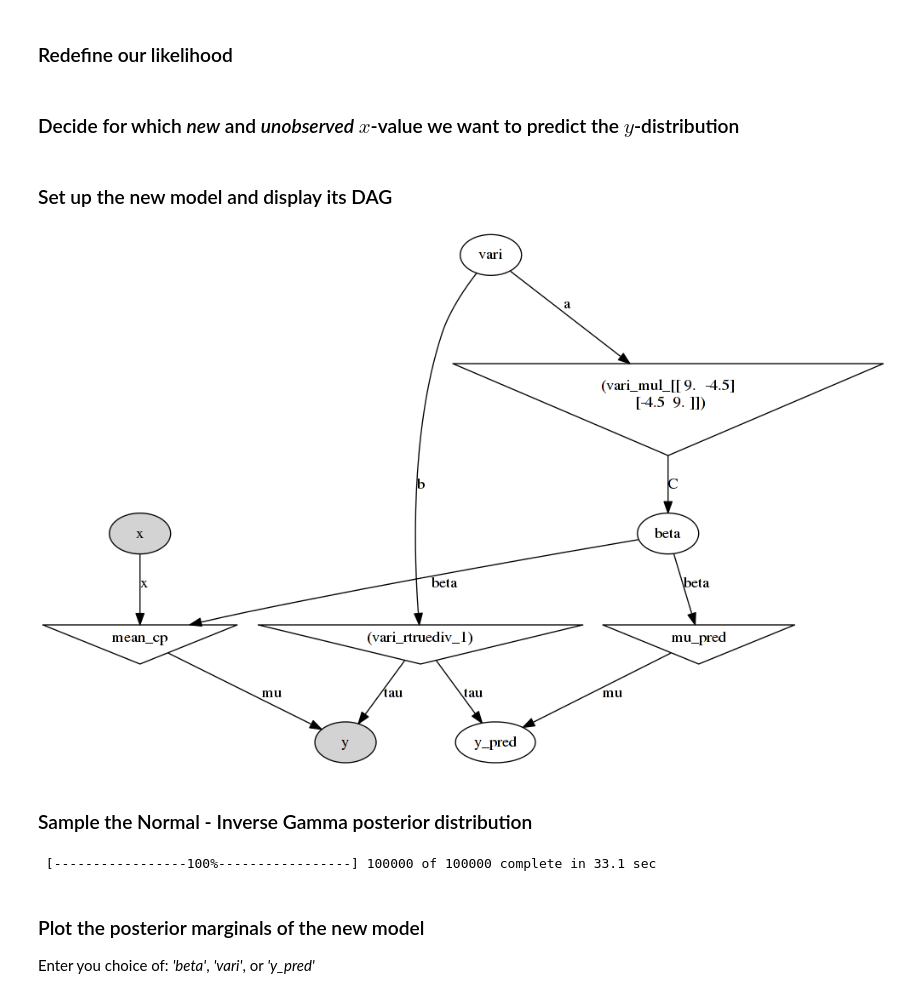
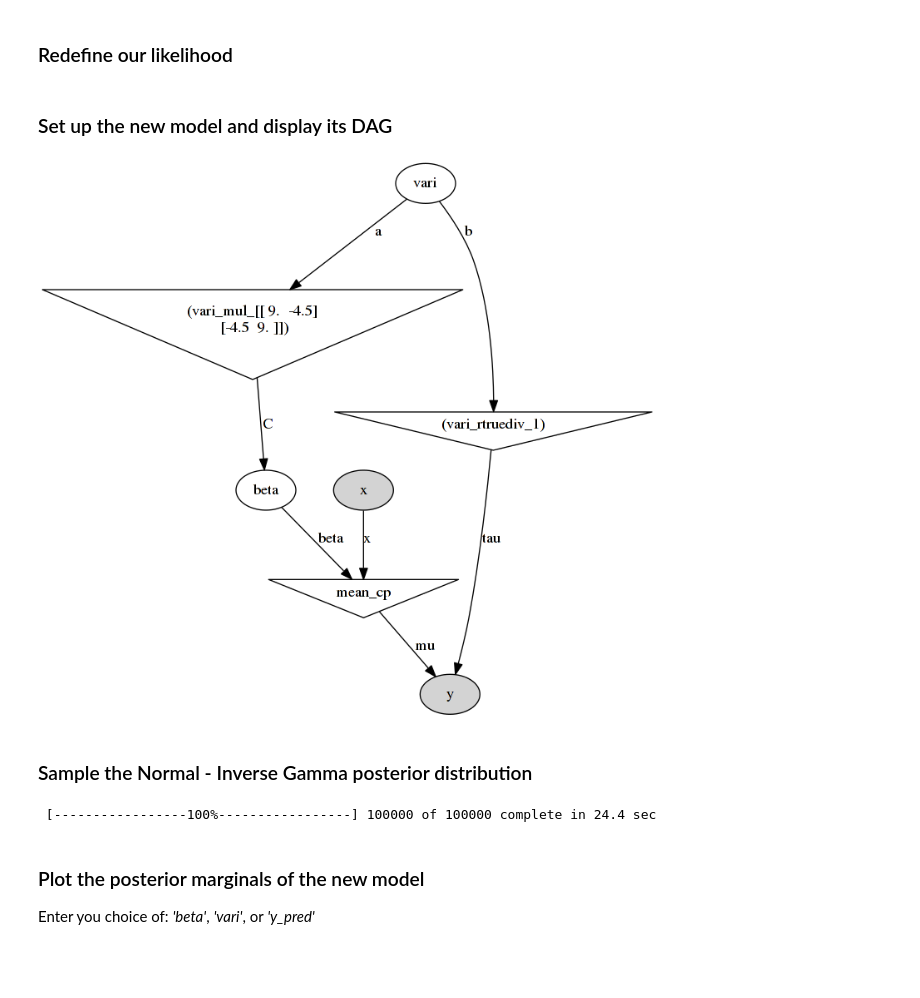
Before and after one commit to yedivanseven/Bayesian, a Jupyter notebook: LinearFit.ipynb, the cells around one changed output. Saved outputs shown, nothing was run; the diff lists cells and outputs as text; code cells hidden in the pictures; blank space fills up the shorter version.

```diff
--- a/LinearFit.ipynb
+++ b/LinearFit.ipynb
@@ -161,5 +161,3 @@ def mean_cp(beta=beta, x=x_obs):
 ### Redefine our likelihood
 # %%
 y_cp = pymc.Normal('y', mean_cp, 1/vari, value=y, observed=True)
-# %% [markdown]
-### Decide for which _new_ and _unobserved_ $x$-value we want to predict the $y$-distribution
@@ -174,19 +164,19 @@ y_pred = pymc.Normal('y_pred', mu_pred, 1/vari)
 # %% [markdown]
 ### Set up the new model and display its DAG
 # %%
-cp_model = pymc.Model([beta, vari, x_obs, y_cp, y_pred])
+cp_model = pymc.Model([beta, vari, x_obs, y_cp])
 cp_mcmc  = pymc.MCMC(cp_model)
 
 cp_dag = pymc.graph.dag(cp_model)
 Image(cp_dag.create_png())
 # %% [output]
-[figure, old version]
+[figure, new version]
 # %% [markdown]
 ### Sample the Normal - Inverse Gamma posterior distribution
 # %%
 cp_mcmc.sample(100000, burn=10000, thin=10)
 # %% [output]
- [-----------------100%-----------------] 100000 of 100000 complete in 33.1 sec
+ [-----------------100%-----------------] 100000 of 100000 complete in 24.4 sec
 # %% [markdown]
 ### Plot the posterior marginals of the new model
 Enter you choice of: _'beta'_, _'vari'_, or *'y_pred'*
```
Also changed, not shown: parts of 5 cells of this notebook, 2 other files.
